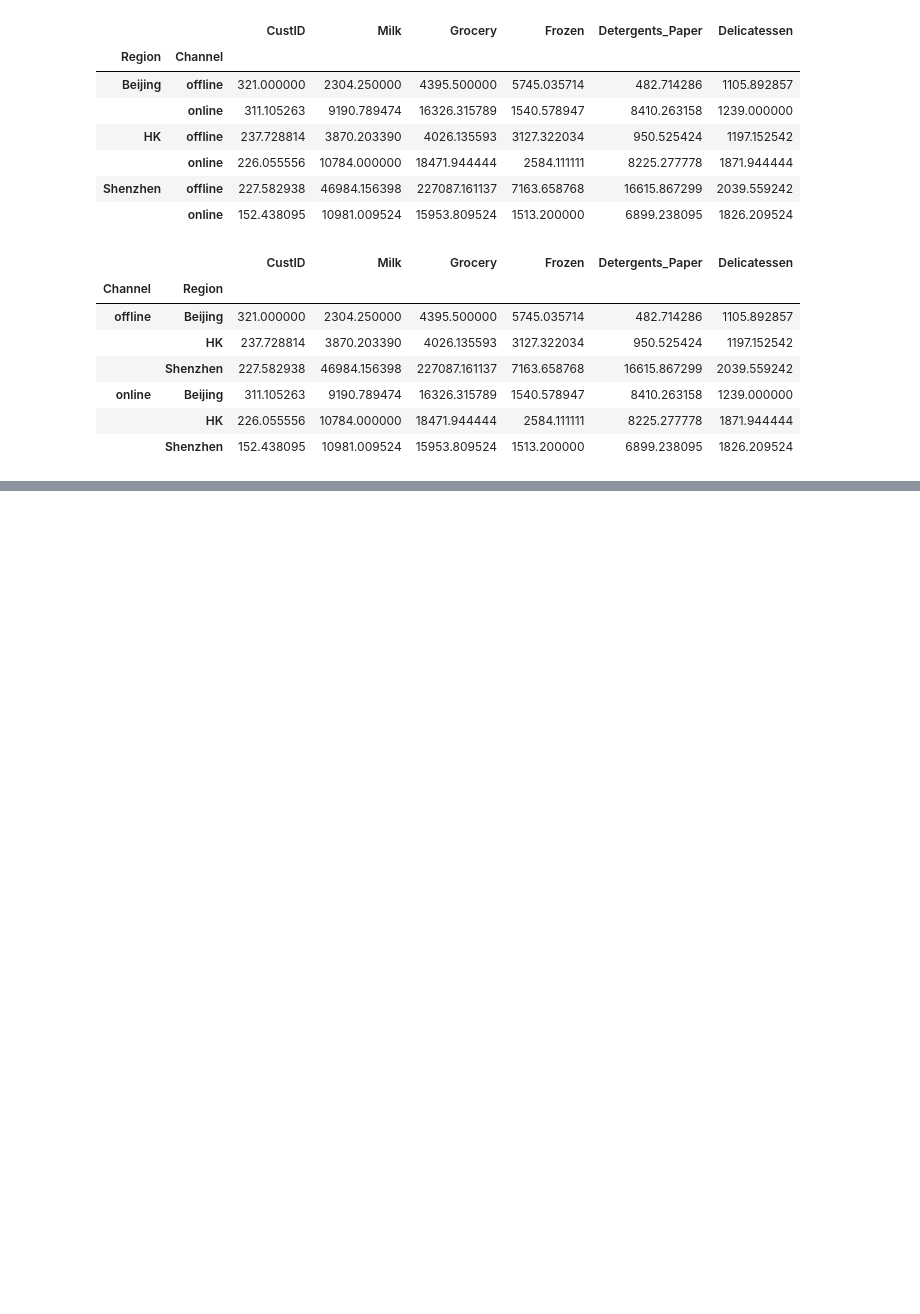
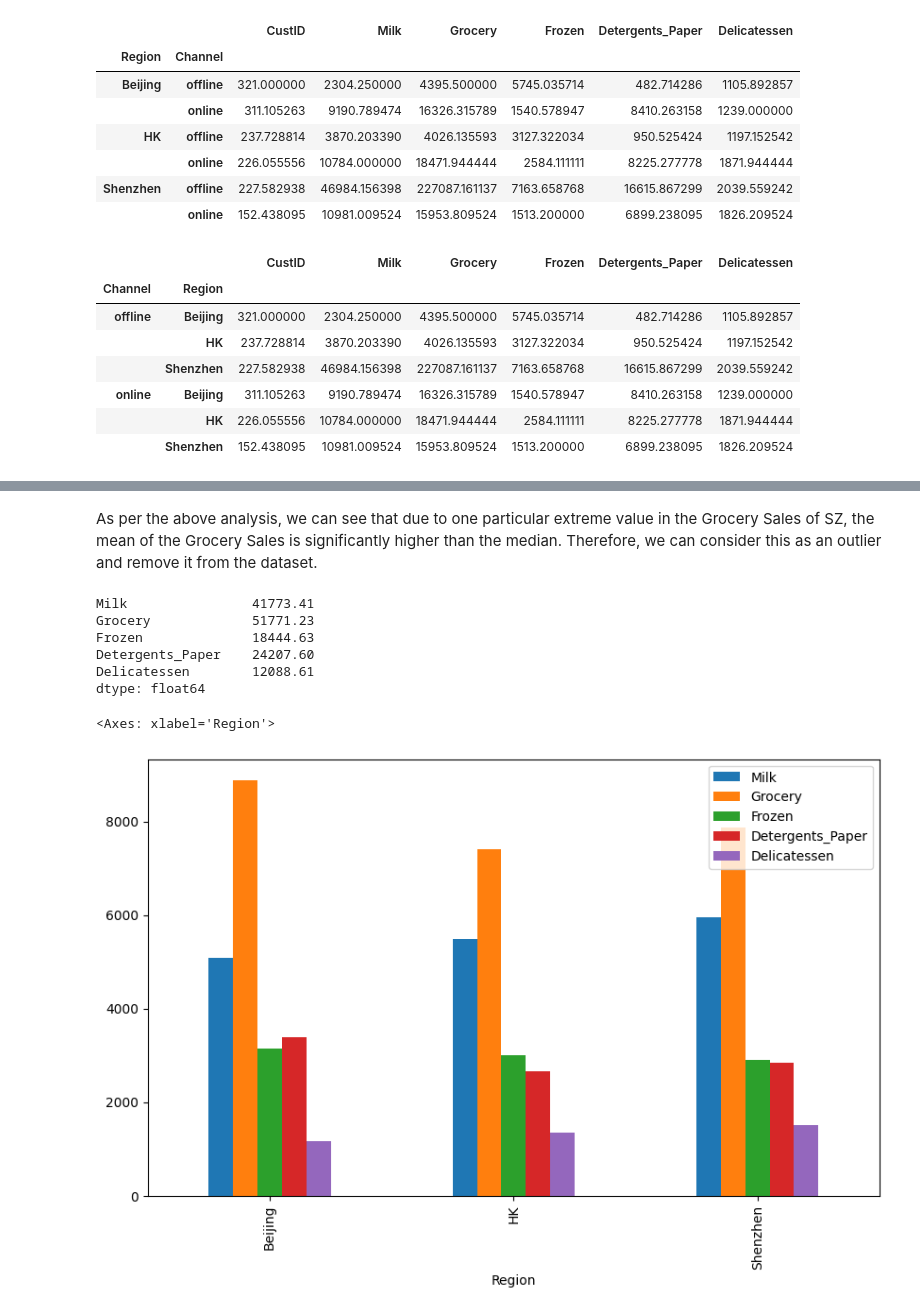
Before and after one commit to bkty1122/bkty1122, a Jupyter notebook: master-school-project/COM6101-Ass-1/Q2_p233340.ipynb, the cells around one changed output, grey strips where cells are left out. Cells and saved outputs as stored; diff of their text form; code cells hidden in the pictures; blank space fills up the shorter version.

```diff
--- a/master-school-project/COM6101-Ass-1/Q2_p233340.ipynb
+++ b/master-school-project/COM6101-Ass-1/Q2_p233340.ipynb
@@ -189,0 +179,24 @@ fig.show()
+# %% [markdown]
+As per the above analysis, we can see that due to one particular extreme value in the Grocery Sales of SZ, the mean of the Grocery Sales is significantly higher than the median. Therefore, we can consider this as an outlier and remove it from the dataset.
+# %%
+# set the maximum value to the 99th percentile
+df_1 = df_1.apply(lambda x: x.clip(upper=x.quantile(0.99)))
+extreme_Q = df_1.quantile(0.99, numeric_only=True)
+extreme_value = df_1[(df_1 > extreme_Q)]
+# apply the clip function to the original dataframe
+df[df_1.columns] = df_1
+# check if in the original dataframe, the maximum value of each column is the 99th percentile
+df[df_1.columns].max()
+# %% [output]
+Milk                41773.41
+Grocery             51771.23
+Frozen              18444.63
+Detergents_Paper    24207.60
+Delicatessen        12088.61
+dtype: float64
+# %%
+# bar plot for the distribution of the mean sales of each product after processing the extreme outliers
+df.groupby('Region').mean(numeric_only=True).drop(['CustID'], axis=1).plot(kind='bar', figsize=(10, 6))
+# %% [output]
+<Axes: xlabel='Region'>
+[figure, added]
```
Also changed, not shown: parts of 13 cells of this notebook.
